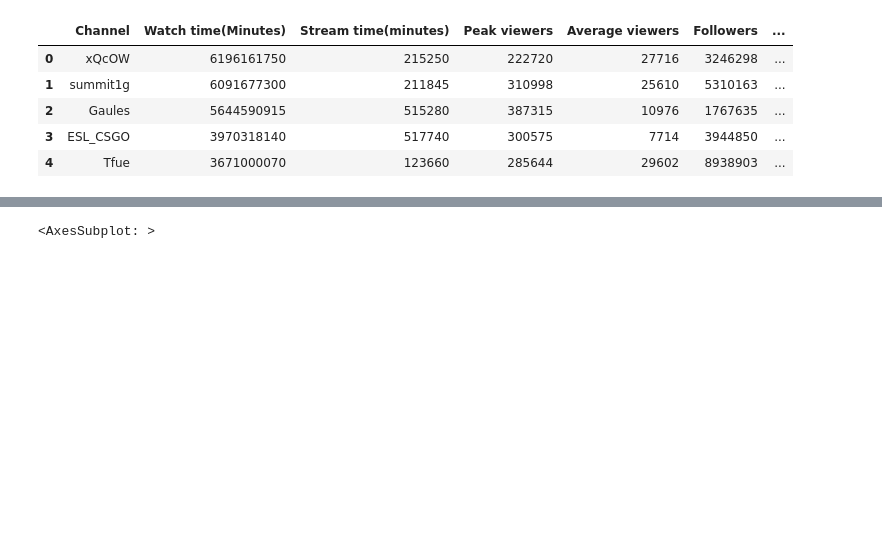
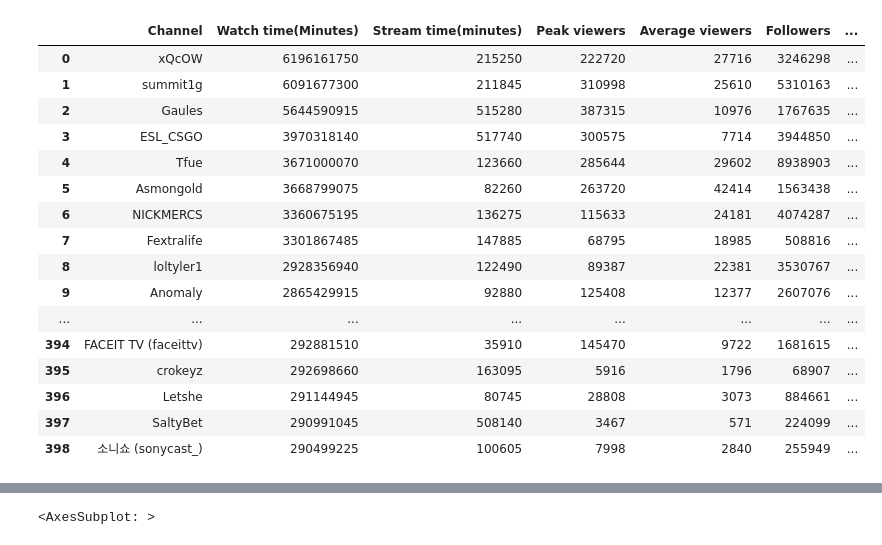
Before and after one commit to GordonZhen/hth_fallprogram, a Jupyter notebook: Finding-an-Interesting-Dataset-gordonzhen/twitch_streamers_data.ipynb, the cells around one changed output, grey strips where cells are left out. Saved outputs shown, nothing was run; the diff lists cells and outputs as text; code cells hidden in the pictures; blank space fills up the shorter version.

```diff
--- a/Finding-an-Interesting-Dataset-gordonzhen/twitch_streamers_data.ipynb
+++ b/Finding-an-Interesting-Dataset-gordonzhen/twitch_streamers_data.ipynb
@@ -1,19 +1,30 @@
 # %%
 import pandas
 import seaborn as sns
 import matplotlib.pyplot as plt
 import numpy as np
 
 pandas.options.display.max_columns = None
 pandas.options.display.max_rows = None
 
 csv_data = pandas.read_csv("twitchdata-update.csv")
-csv_data.head()
+csv_data
 # %% [output]
 |  | Channel | Watch time(Minutes) | Stream time(minutes) | Peak viewers | Average viewers | Followers | ... |
 | 0 | xQcOW | 6196161750 | 215250 | 222720 | 27716 | 3246298 | ... |
 | 1 | summit1g | 6091677300 | 211845 | 310998 | 25610 | 5310163 | ... |
 | 2 | Gaules | 5644590915 | 515280 | 387315 | 10976 | 1767635 | ... |
 | 3 | ESL_CSGO | 3970318140 | 517740 | 300575 | 7714 | 3944850 | ... |
 | 4 | Tfue | 3671000070 | 123660 | 285644 | 29602 | 8938903 | ... |
+| 5 | Asmongold | 3668799075 | 82260 | 263720 | 42414 | 1563438 | ... |
+| 6 | NICKMERCS | 3360675195 | 136275 | 115633 | 24181 | 4074287 | ... |
+| 7 | Fextralife | 3301867485 | 147885 | 68795 | 18985 | 508816 | ... |
+| 8 | loltyler1 | 2928356940 | 122490 | 89387 | 22381 | 3530767 | ... |
+| 9 | Anomaly | 2865429915 | 92880 | 125408 | 12377 | 2607076 | ... |
+| ... | ... | ... | ... | ... | ... | ... | ... |
+| 394 | FACEIT TV (faceittv) | 292881510 | 35910 | 145470 | 9722 | 1681615 | ... |
+| 395 | crokeyz | 292698660 | 163095 | 5916 | 1796 | 68907 | ... |
+| 396 | Letshe | 291144945 | 80745 | 28808 | 3073 | 884661 | ... |
+| 397 | SaltyBet | 290991045 | 508140 | 3467 | 571 | 224099 | ... |
+| 398 | 소니쇼 (sonycast_) | 290499225 | 100605 | 7998 | 2840 | 255949 | ... |
 # %%
```
Also changed, not shown: parts of 3 cells of this notebook.
